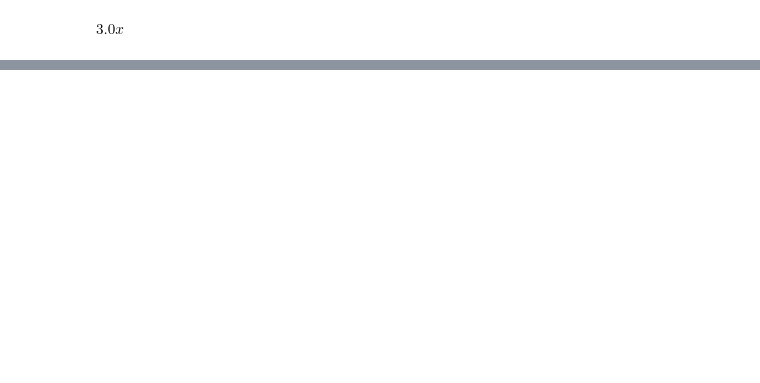
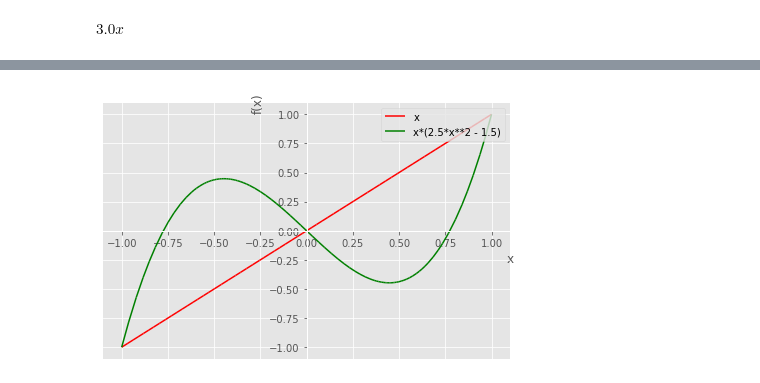
Before and after one commit to iampramodyadav/FEA, a Jupyter notebook: Gauss_Legendre_Quadrature.ipynb, the cells around one changed output, grey strips where cells are left out. Cells and saved outputs as stored; diff of their text form; code cells hidden in the pictures; blank space fills up the shorter version.

```diff
--- a/Gauss_Legendre_Quadrature.ipynb
+++ b/Gauss_Legendre_Quadrature.ipynb
@@ -161,3 +65,13 @@ plot(f,(x,-1,1))
+# %%
+f1=Legendre(1,x)
+f2=simplify(Legendre(3,x))
+# %%
+pl=plot(f1,f2,(x,-1,1),legend=True,show=False)
+pl[0].line_color = 'red'
+pl[1].line_color = 'green'
+pl.show()
+# %% [output]
+[figure, added]
 # %%
 plot(Legendre(1,x),Legendre(2,x),Legendre(3,x),Legendre(4,x),Legendre(5,x),(x,-1,1))
 # %% [output]
```
Also changed, not shown: parts of 28 cells of this notebook.
